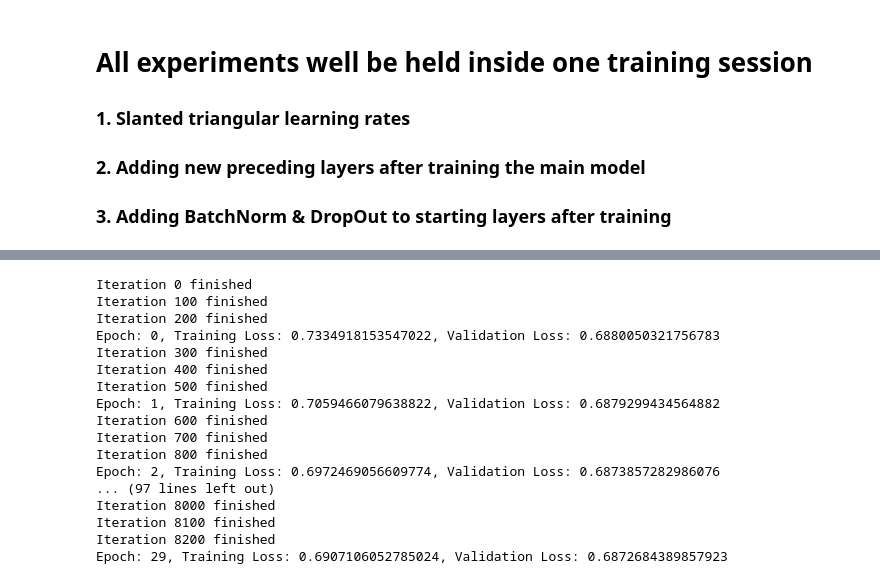
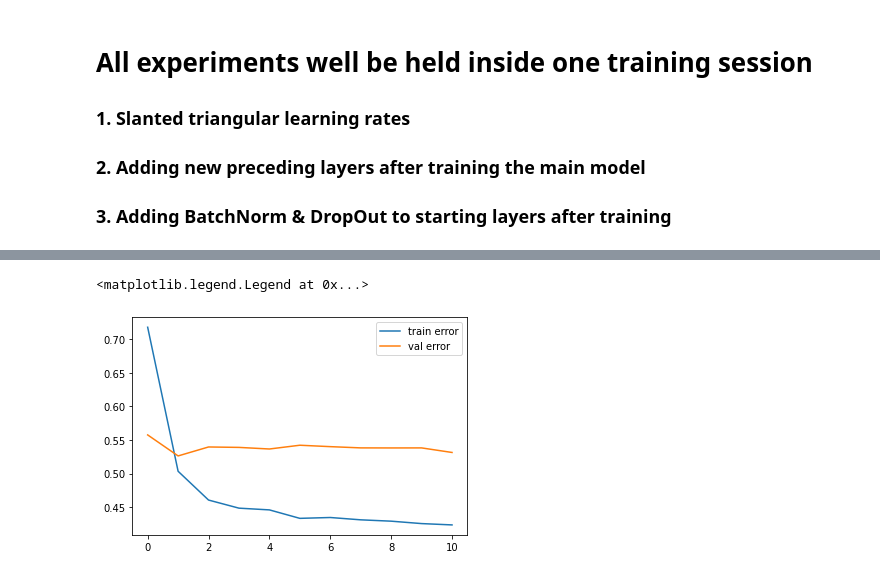
Before and after one commit to Serega6678/cs224n_by_iPavlov, a Jupyter notebook: Task-2-Serega6678/task3_sentiment_rnn.ipynb, the cells around one changed output, grey strips where cells are left out. Cells and saved outputs as stored; diff of their text form; code cells hidden in the pictures.

```diff
--- a/Task-2-Serega6678/task3_sentiment_rnn.ipynb
+++ b/Task-2-Serega6678/task3_sentiment_rnn.ipynb
@@ -444,4 +428,8 @@ val_losses1 = []
 # %%
+epoch_losses1 = []
+val_losses1 = []
+
+
 for epoch in range(epochs):
     running_loss = 0.0
     running_corrects = 0
@@ -453,8 +441,6 @@ for epoch in range(epochs):
         if x.shape[-1] != batch_size:
             continue
 
-        it = idx + epoch*len(train_iter)
-
         opt.zero_grad()
         preds = model1(x).squeeze()
         loss = loss_func(preds, y)
@@ -464,11 +450,7 @@ for epoch in range(epochs):
         scheduler.step()
         running_loss += loss.item()
 
-        if it % 100 == 0:
-            print('Iteration {} finished'.format(it))
-
     epoch_loss = running_loss / len(train_iter)
-    epoch_losses1.append(epoch_loss)
 
     val_loss = 0.0
     model1.eval()
@@ -484,27 +466,19 @@ for epoch in range(epochs):
         val_loss += loss.item()
 
     val_loss /= len(val_iter)
+
+    if epoch > 10 and sum(val_losses[-5:]) / 5 > sum(val_losses[-10:]) / 10:
+      break
+
     val_losses1.append(val_loss)
-
-    print('Epoch: {}, Training Loss: {}, Validation Loss: {}'.format(epoch, epoch_loss, val_loss))
+    epoch_losses1.append(epoch_loss)
-# %% [output]
-Iteration 0 finished
-Iteration 100 finished
-Iteration 200 finished
-Epoch: 0, Training Loss: 0.7334918153547022, Validation Loss: 0.6880050321756783
-Iteration 300 finished
-Iteration 400 finished
-Iteration 500 finished
-Epoch: 1, Training Loss: 0.7059466079638822, Validation Loss: 0.6879299434564882
-Iteration 600 finished
-Iteration 700 finished
-Iteration 800 finished
-Epoch: 2, Training Loss: 0.6972469056609774, Validation Loss: 0.6873857282986076
-... (97 lines left out)
-Iteration 8000 finished
-Iteration 8100 finished
-Iteration 8200 finished
-Epoch: 29, Training Loss: 0.6907106052785024, Validation Loss: 0.6872684389857923
+# %%
+plt.plot(range(len(epoch_losses1)), epoch_losses1, label='train error')
+plt.plot(range(len(val_losses1)), val_losses1, label='val error')
+plt.legend()
+# %% [output]
+<matplotlib.legend.Legend at 0x...>
+[figure, added]
 # %%
 batch_size = 64
 accuracy1 = 0
```
Also changed, not shown: parts of 21 cells of this notebook.
